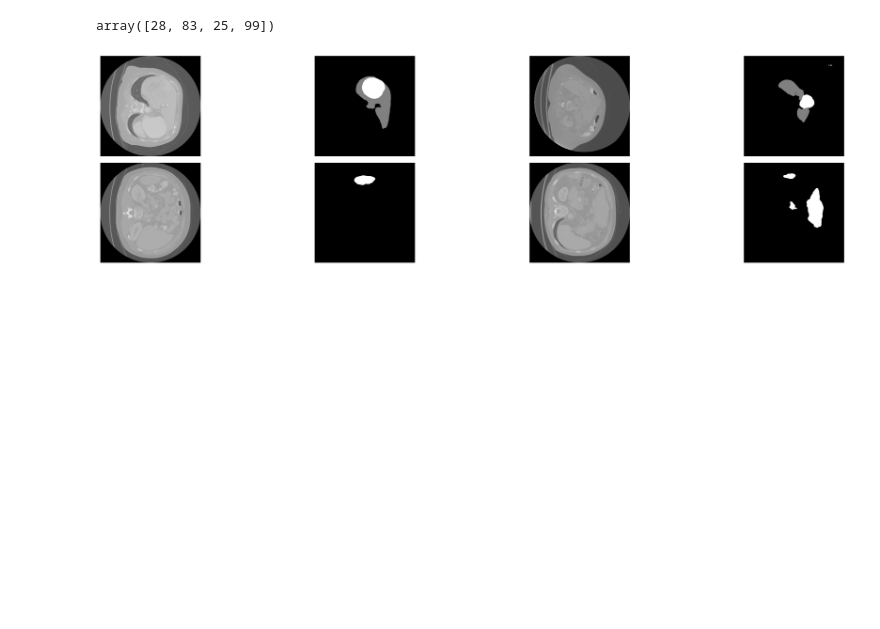
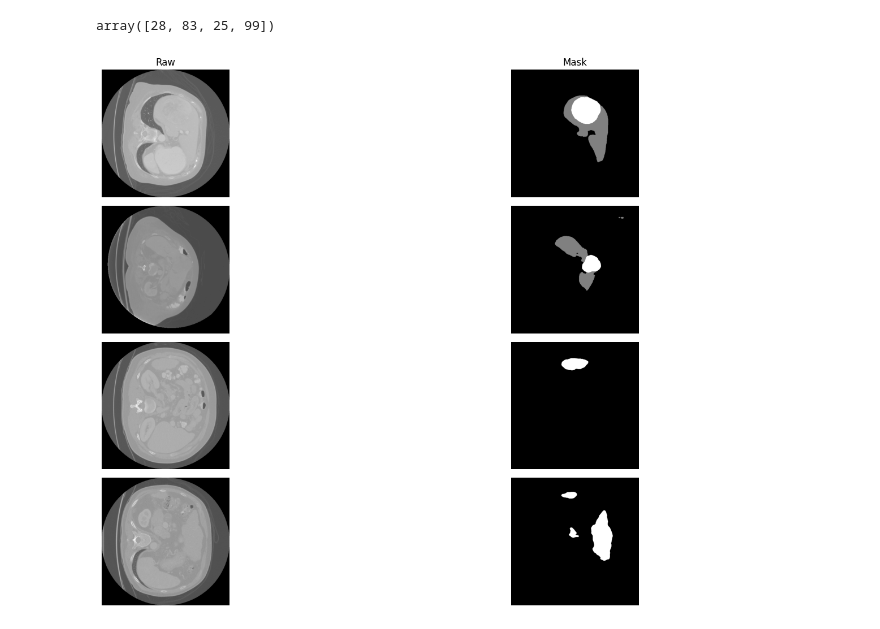
Before and after one commit to McSonk/2024-img-challenge, a Jupyter notebook: explanation.ipynb, the cells around one changed output. Cells and saved outputs as stored; diff of their text form; code cells hidden in the pictures; blank space fills up the shorter version.

```diff
--- a/explanation.ipynb
+++ b/explanation.ipynb
@@ -162,20 +166,24 @@ array([28, 83, 25, 99])
 # %%
 plt.figure(figsize=(20,10))
 
 def display_img(img_path, pos):
-    plt.subplot(4, 4, pos)
+    plt.subplot(4, 2, pos)
+    if pos == 1:
+        plt.title('Raw')
+    elif pos == 2:
+        plt.title('Mask')
     img = nib.load(img_path)
     img_data = img.get_fdata()
     plt.imshow(img_data[:, :, img_data.shape[2] // 2], cmap='gray')
     plt.axis('off')
 
 for i in range(len(random_images)):
     # Load the .nii.gz file
     display_img(data.iloc[random_images[i]]['img_path'], i + (i + 1))
     display_img(data.iloc[random_images[i]]['result_path'], i + (i + 2))
 
 plt.tight_layout()
 # %% [output]
-[figure, old version]
+[figure, new version]
 # %% [markdown]
 ![Dog Meme](https://i.pinimg.com/474x/81/9d/5d/819d5df2b9b8798e21aa5fc1becec80a--number--dog-memes.jpg)
```
Also changed, not shown: parts of 2 cells of this notebook.
